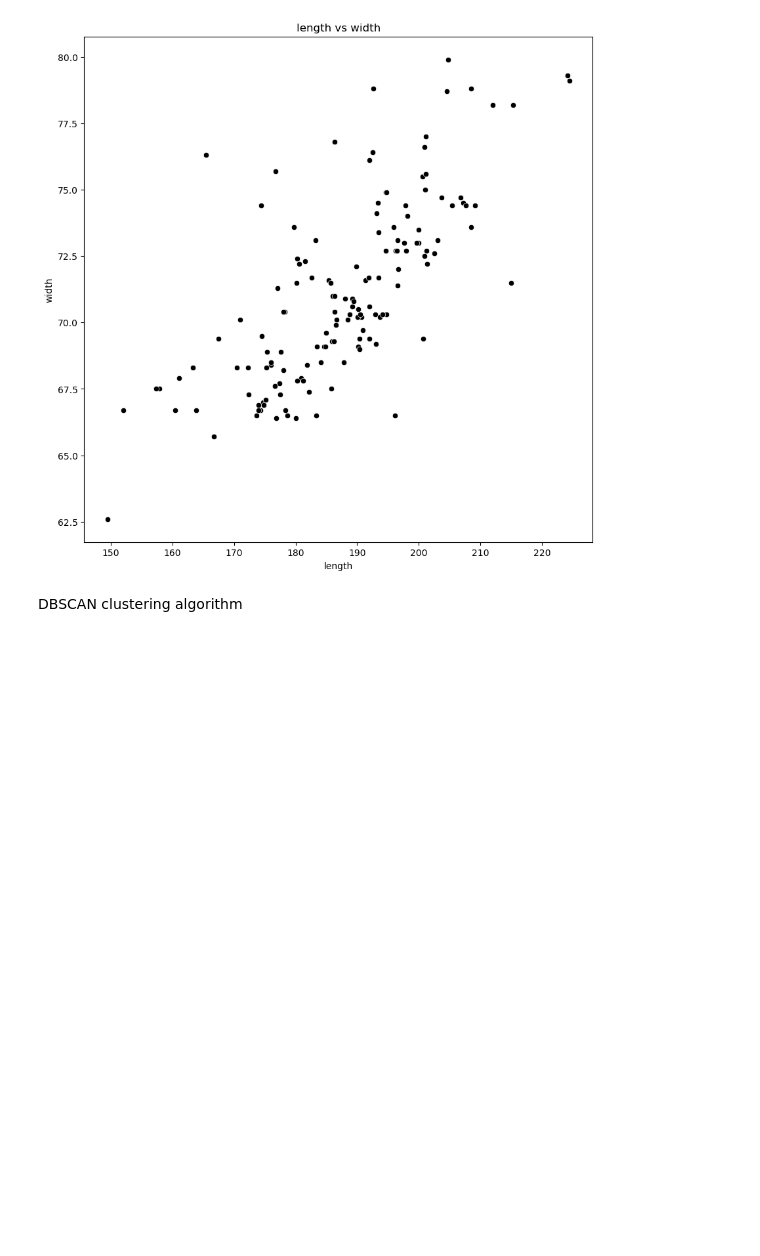
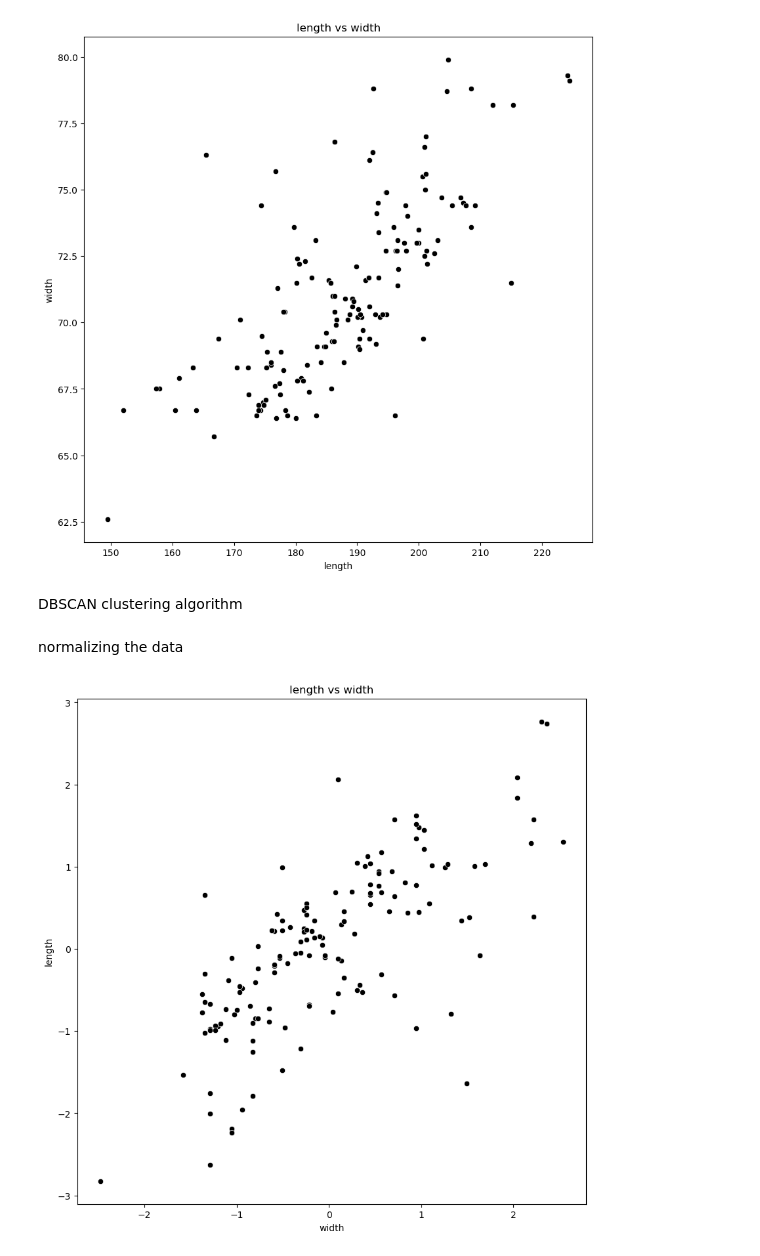
Before and after one commit to churkenberg/primary_data_processing, a Jupyter notebook: clearing.ipynb, the cells around one changed output. Cells and saved outputs as stored; diff of their text form; code cells hidden in the pictures; blank space fills up the shorter version.

```diff
--- a/clearing.ipynb
+++ b/clearing.ipynb
@@ -238,3 +238,22 @@ plt.show()
 [figure]
 # %% [markdown]
 DBSCAN clustering algorithm
+# %% [markdown]
+normalizing the data
+# %%
+x = data['Width']
+xm, xs = x.mean(), x.std()
+y = data['Length']
+ym, ys = y.mean(), y.std()
+# %%
+xnorm = (x-xm)/xs
+ynorm = (y-ym)/ys
+# %%
+plt.figure(figsize=(10, 10))
+sns.scatterplot(x = xnorm, y = ynorm, color = 'black')
+plt.xlabel('width')
+plt.ylabel('length')
+plt.title('length vs width')
+plt.show()
+# %% [output]
+[figure, added]
```
Also changed, not shown: parts of 6 cells of this notebook.
